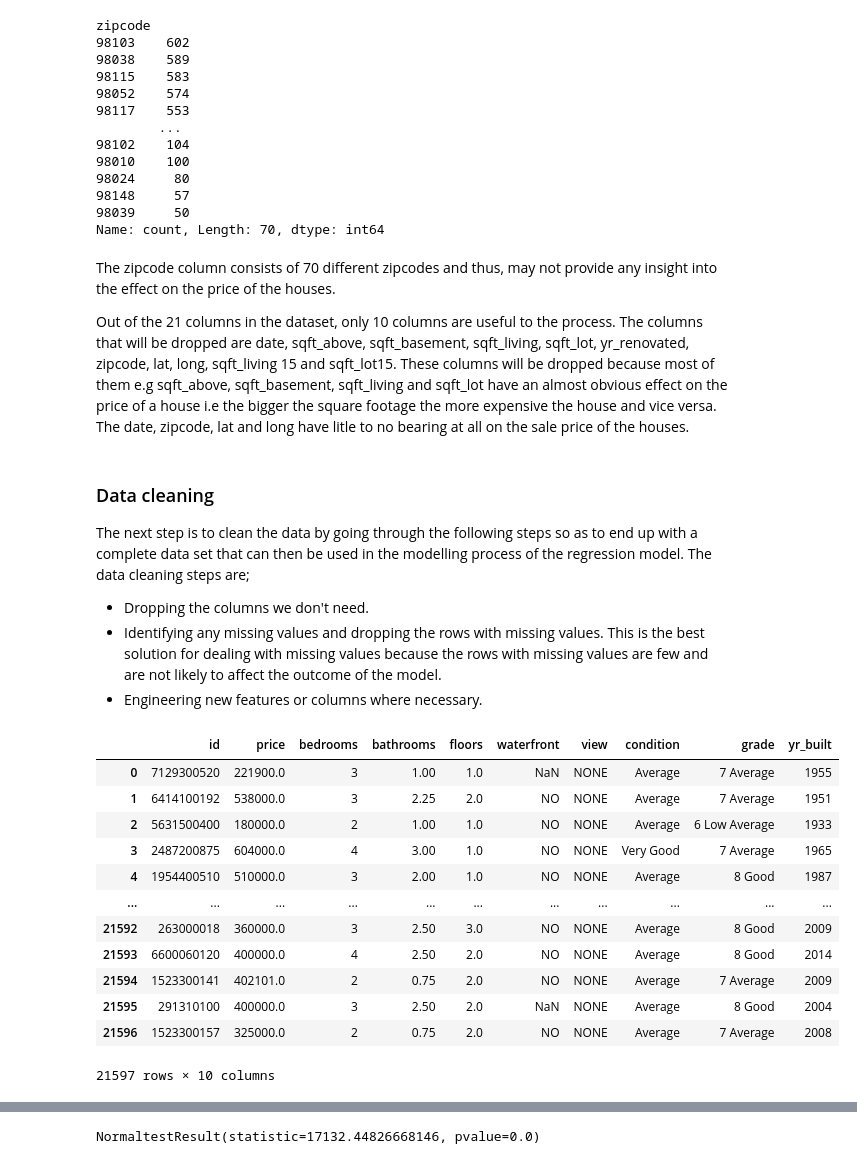
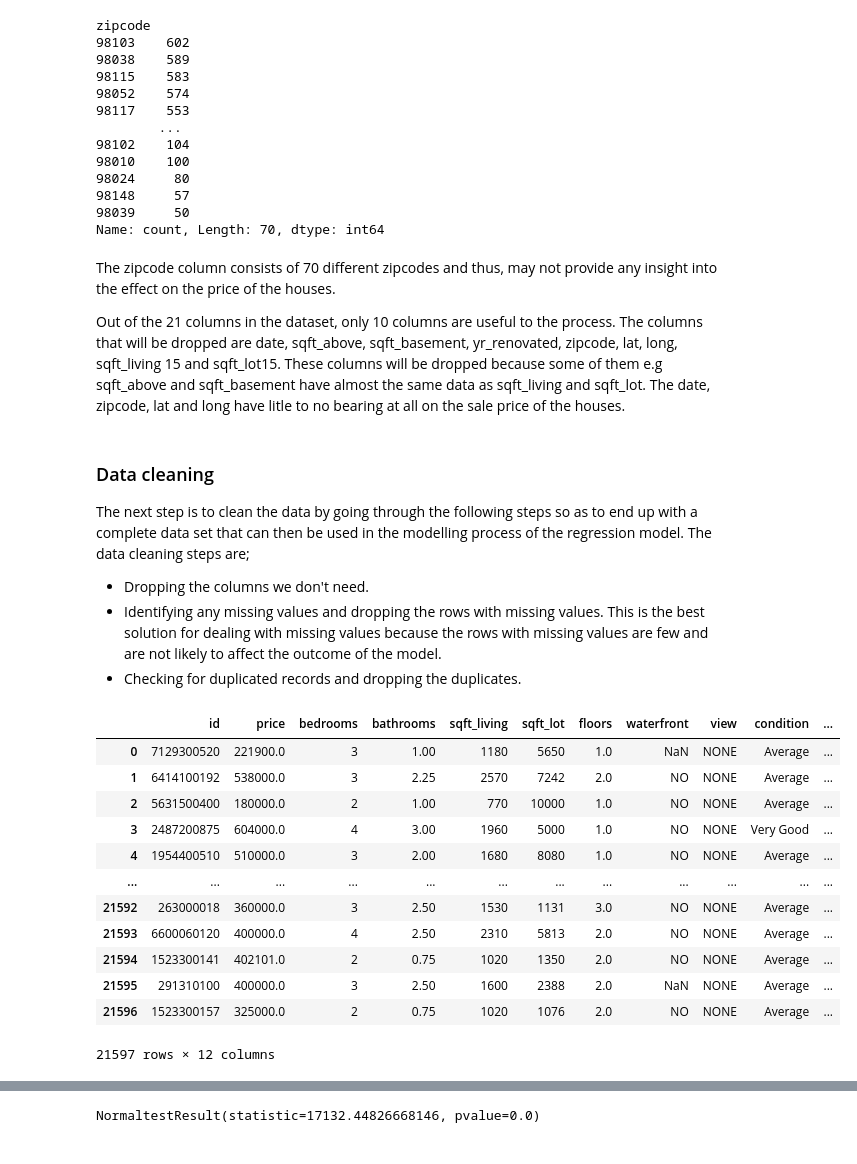
Before and after one commit to ngeny-brian/Phase-2-project, a Jupyter notebook: student.ipynb, the cells around one changed output, grey strips where cells are left out. Saved outputs shown, nothing was run; the diff lists cells and outputs as text; code cells hidden in the pictures.

```diff
--- a/student.ipynb
+++ b/student.ipynb
@@ -217,30 +198,30 @@ Name: count, Length: 70, dtype: int64
 # %% [markdown]
 The zipcode column consists of 70 different zipcodes and thus, may not provide any insight into the effect on the price of the houses.
 
-Out of the 21 columns in the dataset, only 10 columns are useful to the process. The columns that will be dropped are date, sqft_above, sqft_basement, sqft_living, sqft_lot, yr_renovated, zipcode, lat, long, sqft_living 15 and sqft_lot15. These columns will be dropped because most of them e.g sqft_above, sqft_basement, sqft_living and sqft_lot have an almost obvious effect on the price of a house i.e the bigger the square footage the more expensive the house and vice versa. The date, zipcode, lat and long have litle to no bearing at all on the sale price of the houses.
+Out of the 21 columns in the dataset, only 10 columns are useful to the process. The columns that will be dropped are date, sqft_above, sqft_basement, yr_renovated, zipcode, lat, long, sqft_living 15 and sqft_lot15. These columns will be dropped because some of them e.g sqft_above and sqft_basement have almost the same data as sqft_living and sqft_lot. The date, zipcode, lat and long have litle to no bearing at all on the sale price of the houses.
 # %% [markdown]
 ### Data cleaning
 The next step is to clean the data by going through the following steps so as to end up with a complete data set that can then be used in the modelling process of the regression model. The data cleaning steps are;
 * Dropping the columns we don't need.
 * Identifying any missing values and dropping the rows with missing values. This is the best solution for dealing with missing values because the rows with missing values are few and are not likely to affect the outcome of the model.
-* Engineering new features or columns where necessary.
+* Checking for duplicated records and dropping the duplicates.
 # %%
 # dropping the columns we do not need
-data = data.drop(['date', 'sqft_living', 'sqft_lot', 'sqft_above', 'sqft_basement', 'yr_renovated', 'zipcode', 'lat', 'long', 'sqft_living15', 'sqft_lot15'], axis=1)
+data = data.drop(['date', 'sqft_above', 'sqft_basement', 'yr_renovated', 'zipcode', 'lat', 'long', 'sqft_living15', 'sqft_lot15'], axis=1)
 data
 # %% [output]
-|  | id | price | bedrooms | bathrooms | floors | waterfront | view | condition | grade | yr_built |
-| 0 | 7129300520 | 221900.0 | 3 | 1.00 | 1.0 | NaN | NONE | Average | 7 Average | 1955 |
-| 1 | 6414100192 | 538000.0 | 3 | 2.25 | 2.0 | NO | NONE | Average | 7 Average | 1951 |
-| 2 | 5631500400 | 180000.0 | 2 | 1.00 | 1.0 | NO | NONE | Average | 6 Low Average | 1933 |
-| 3 | 2487200875 | 604000.0 | 4 | 3.00 | 1.0 | NO | NONE | Very Good | 7 Average | 1965 |
-| 4 | 1954400510 | 510000.0 | 3 | 2.00 | 1.0 | NO | NONE | Average | 8 Good | 1987 |
-| ... | ... | ... | ... | ... | ... | ... | ... | ... | ... | ... |
-| 21592 | 263000018 | 360000.0 | 3 | 2.50 | 3.0 | NO | NONE | Average | 8 Good | 2009 |
-| 21593 | 6600060120 | 400000.0 | 4 | 2.50 | 2.0 | NO | NONE | Average | 8 Good | 2014 |
-| 21594 | 1523300141 | 402101.0 | 2 | 0.75 | 2.0 | NO | NONE | Average | 7 Average | 2009 |
-| 21595 | 291310100 | 400000.0 | 3 | 2.50 | 2.0 | NaN | NONE | Average | 8 Good | 2004 |
-| 21596 | 1523300157 | 325000.0 | 2 | 0.75 | 2.0 | NO | NONE | Average | 7 Average | 2008 |
+|  | id | price | bedrooms | bathrooms | sqft_living | sqft_lot | floors | waterfront | view | condition | ... |
+| 0 | 7129300520 | 221900.0 | 3 | 1.00 | 1180 | 5650 | 1.0 | NaN | NONE | Average | ... |
+| 1 | 6414100192 | 538000.0 | 3 | 2.25 | 2570 | 7242 | 2.0 | NO | NONE | Average | ... |
+| 2 | 5631500400 | 180000.0 | 2 | 1.00 | 770 | 10000 | 1.0 | NO | NONE | Average | ... |
+| 3 | 2487200875 | 604000.0 | 4 | 3.00 | 1960 | 5000 | 1.0 | NO | NONE | Very Good | ... |
+| 4 | 1954400510 | 510000.0 | 3 | 2.00 | 1680 | 8080 | 1.0 | NO | NONE | Average | ... |
+| ... | ... | ... | ... | ... | ... | ... | ... | ... | ... | ... | ... |
+| 21592 | 263000018 | 360000.0 | 3 | 2.50 | 1530 | 1131 | 3.0 | NO | NONE | Average | ... |
+| 21593 | 6600060120 | 400000.0 | 4 | 2.50 | 2310 | 5813 | 2.0 | NO | NONE | Average | ... |
+| 21594 | 1523300141 | 402101.0 | 2 | 0.75 | 1020 | 1350 | 2.0 | NO | NONE | Average | ... |
+| 21595 | 291310100 | 400000.0 | 3 | 2.50 | 1600 | 2388 | 2.0 | NaN | NONE | Average | ... |
+| 21596 | 1523300157 | 325000.0 | 2 | 0.75 | 1020 | 1076 | 2.0 | NO | NONE | Average | ... |
-21597 rows × 10 columns
+21597 rows × 12 columns
 # %%
 # Identifying missing values
```
Also changed, not shown: parts of 31 cells of this notebook.
